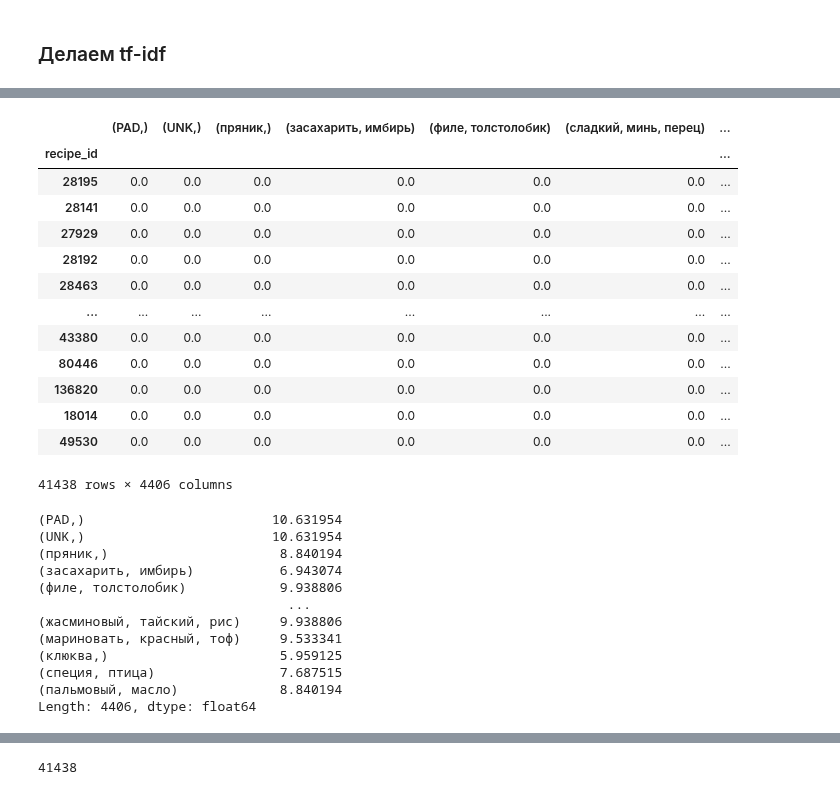
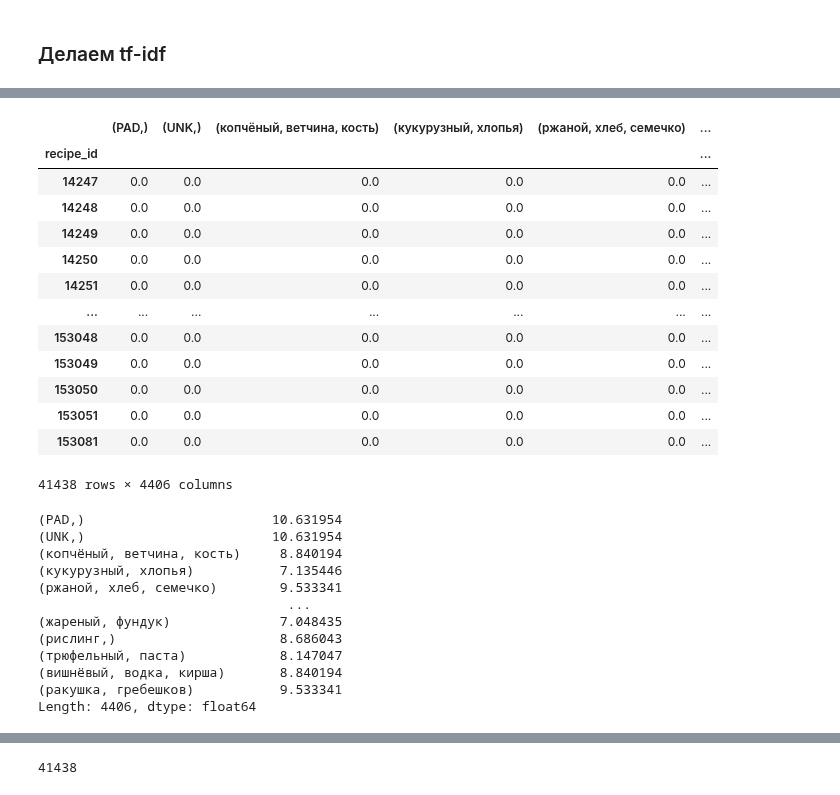
Before and after one commit to heinwol/meal-type-from-ingredients, a Jupyter notebook: preprocessing.ipynb, the cells around one changed output, grey strips where cells are left out. Cells and saved outputs as stored; diff of their text form; code cells hidden in the pictures.

```diff
--- a/preprocessing.ipynb
+++ b/preprocessing.ipynb
@@ -129,6 +133,6 @@ def lemmatize(word):
 # %% [markdown]
 ### Токенизация
 # %%
-ingredients_tokenized = lens.Each().Each().modify(nltk.word_tokenize)(ingredients)
+ingredients_tokenized = ingredients.swifter.apply(lens.Each().modify(nltk.word_tokenize))
 ingredients_tokenized[:4]
 # %% [output]
@@ -156,12 +149,12 @@ stopwords = nltk.corpus.stopwords.words('russian')
 # %%
 rx = re.compile(r'[a-zA-Zа-яА-Я][a-zA-Zа-яА-Я\d\-]*')
 # %%
-ingredients_filtered = (lens
-    .Each().Each().modify(
+ingredients_filtered = ingredients_tokenized.swifter.apply(
+    lens.Each().modify(
         lambda tokenized: tuple(filter(
             lambda word: word not in stopwords and rx.match(word),
             tokenized))
-    )(ingredients_tokenized)
+    )
 )
 ingredients_filtered[:4]
 # %% [output]
@@ -241,0 +169,3 @@ dim
+# %%
+ingredients_lemmatized = ingredients_filtered.swifter.apply(lens.Each().Each().modify(lemmatize))
+ingredients_lemmatized[:4]
@@ -283,7 +250,7 @@ del ft
 # %% [markdown]
 ### Векторы для ингредиентов
 # %%
-all_ingredients_list =  list(set(lens.Each().Each().collect()(ingredients_lemmatized)))
+all_ingredients_list =  list(set(concat(ingredients_lemmatized.swifter.apply(lens.Each().collect()))))
 #Добавил UNK и PAD
 all_ingredients_list = [('PAD',), ('UNK',)]+all_ingredients_list
 all_ingredients_list
@@ -434,34 +414,34 @@ Length: 41438, dtype: object
 # %%
 try:
     del tf
 finally:
-    tf = pd.DataFrame(index=df['id'].rename('recipe_id'),
+    tf = pd.DataFrame(index=df.index.rename('recipe_id'),
                       columns=all_ingredients_list,
                       data=0,
                       dtype=np.float64)
 for index, count in tf.iterrows():
-    for ingredient in recipe_series.loc[index]:
+    for ingredient in ingredients_lemmatized.loc[index]:
         count[ingredient] += 1
-    count /= len(recipe_series.loc[index])
+    count /= len(ingredients_lemmatized.loc[index])
 tf
 # %% [output]
-|  | (PAD,) | (UNK,) | (пряник,) | (засахарить, имбирь) | (филе, толстолобик) | (сладкий, минь, перец) | ... |
-| recipe_id |  |  |  |  |  |  | ... |
-| 28195 | 0.0 | 0.0 | 0.0 | 0.0 | 0.0 | 0.0 | ... |
-| 28141 | 0.0 | 0.0 | 0.0 | 0.0 | 0.0 | 0.0 | ... |
-| 27929 | 0.0 | 0.0 | 0.0 | 0.0 | 0.0 | 0.0 | ... |
-| 28192 | 0.0 | 0.0 | 0.0 | 0.0 | 0.0 | 0.0 | ... |
-| 28463 | 0.0 | 0.0 | 0.0 | 0.0 | 0.0 | 0.0 | ... |
-| ... | ... | ... | ... | ... | ... | ... | ... |
-| 43380 | 0.0 | 0.0 | 0.0 | 0.0 | 0.0 | 0.0 | ... |
-| 80446 | 0.0 | 0.0 | 0.0 | 0.0 | 0.0 | 0.0 | ... |
-| 136820 | 0.0 | 0.0 | 0.0 | 0.0 | 0.0 | 0.0 | ... |
-| 18014 | 0.0 | 0.0 | 0.0 | 0.0 | 0.0 | 0.0 | ... |
-| 49530 | 0.0 | 0.0 | 0.0 | 0.0 | 0.0 | 0.0 | ... |
+|  | (PAD,) | (UNK,) | (копчёный, ветчина, кость) | (кукурузный, хлопья) | (ржаной, хлеб, семечко) | ... |
+| recipe_id |  |  |  |  |  | ... |
+| 14247 | 0.0 | 0.0 | 0.0 | 0.0 | 0.0 | ... |
+| 14248 | 0.0 | 0.0 | 0.0 | 0.0 | 0.0 | ... |
+| 14249 | 0.0 | 0.0 | 0.0 | 0.0 | 0.0 | ... |
+| 14250 | 0.0 | 0.0 | 0.0 | 0.0 | 0.0 | ... |
+| 14251 | 0.0 | 0.0 | 0.0 | 0.0 | 0.0 | ... |
+| ... | ... | ... | ... | ... | ... | ... |
+| 153048 | 0.0 | 0.0 | 0.0 | 0.0 | 0.0 | ... |
+| 153049 | 0.0 | 0.0 | 0.0 | 0.0 | 0.0 | ... |
+| 153050 | 0.0 | 0.0 | 0.0 | 0.0 | 0.0 | ... |
+| 153051 | 0.0 | 0.0 | 0.0 | 0.0 | 0.0 | ... |
+| 153081 | 0.0 | 0.0 | 0.0 | 0.0 | 0.0 | ... |
 41438 rows × 4406 columns
 # %%
 idf = dict(zip(tf.columns, iterate(lambda _: 1, 1)))
-for recipe in recipe_series.values:
+for recipe in ingredients_lemmatized.values:
     for ingredient in recipe:
         idf[ingredient] += 1
 idf = pd.Series(index=pd.Index(idf.keys(), tupleize_cols=False), data=idf.values(), dtype=np.float64)
@@ -471,15 +451,15 @@ idf
 # %% [output]
 (PAD,)                        10.631954
 (UNK,)                        10.631954
-(пряник,)                      8.840194
-(засахарить, имбирь)           6.943074
-(филе, толстолобик)            9.938806
+(копчёный, ветчина, кость)     8.840194
+(кукурузный, хлопья)           7.135446
+(ржаной, хлеб, семечко)        9.533341
                                 ...
-(жасминовый, тайский, рис)     9.938806
-(мариновать, красный, тоф)     9.533341
-(клюква,)                      5.959125
-(специя, птица)                7.687515
-(пальмовый, масло)             8.840194
+(жареный, фундук)              7.048435
+(рислинг,)                     8.686043
+(трюфельный, паста)            8.147047
+(вишнёвый, водка, кирша)       8.840194
+(ракушка, гребешков)           9.533341
 Length: 4406, dtype: float64
 # %%
 try:
```
Also changed, not shown: parts of 32 cells of this notebook, 1 other file.
